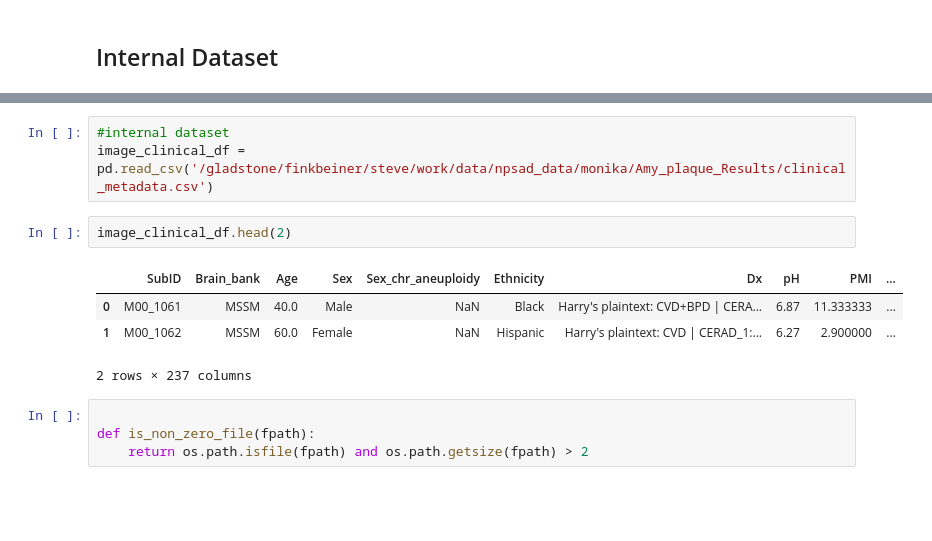
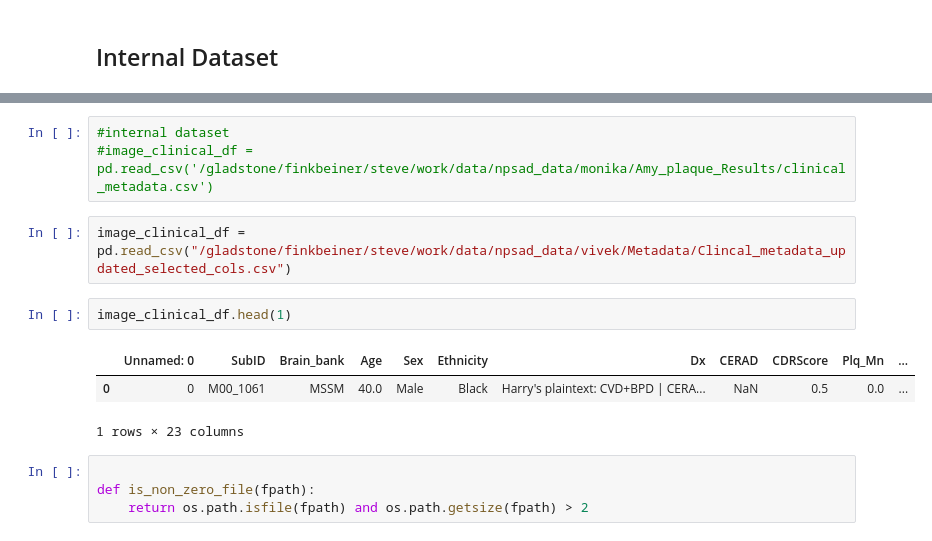
Before and after one commit to finkbeiner-lab/amyb-plaque-detection, a Jupyter notebook: src/data/merge_csv.py.ipynb, the cells around one changed output, grey strips where cells are left out. Cells and saved outputs as stored; diff of their text form; blank space fills up the shorter version.

```diff
--- a/src/data/merge_csv.py.ipynb
+++ b/src/data/merge_csv.py.ipynb
@@ -111,13 +123,14 @@ for csv_file in csv_files:
 # %%
 #internal dataset
-image_clinical_df = pd.read_csv('/gladstone/finkbeiner/steve/work/data/npsad_data/monika/Amy_plaque_Results/clinical_metadata.csv')
+#image_clinical_df = pd.read_csv('/gladstone/finkbeiner/steve/work/data/npsad_data/monika/Amy_plaque_Results/clinical_metadata.csv')
+# %%
+image_clinical_df = pd.read_csv("/gladstone/finkbeiner/steve/work/data/npsad_data/vivek/Metadata/Clincal_metadata_updated_selected_cols.csv")
 # %%
-image_clinical_df.head(2)
+image_clinical_df.head(1)
 # %% [output]
-|  | SubID | Brain_bank | Age | Sex | Sex_chr_aneuploidy | Ethnicity | Dx | pH | PMI | ... |
-| 0 | M00_1061 | MSSM | 40.0 | Male | NaN | Black | Harry's plaintext: CVD+BPD | CERA... | 6.87 | 11.333333 | ... |
-| 1 | M00_1062 | MSSM | 60.0 | Female | NaN | Hispanic | Harry's plaintext: CVD | CERAD_1:... | 6.27 | 2.900000 | ... |
+|  | Unnamed: 0 | SubID | Brain_bank | Age | Sex | Ethnicity | Dx | CERAD | CDRScore | Plq_Mn | ... |
+| 0 | 0 | M00_1061 | MSSM | 40.0 | Male | Black | Harry's plaintext: CVD+BPD | CERA... | NaN | 0.5 | 0.0 | ... |
-2 rows × 237 columns
+1 rows × 23 columns
 # %%
 
 def is_non_zero_file(fpath):
```
Also changed, not shown: parts of 7 cells of this notebook, 5 other files.
